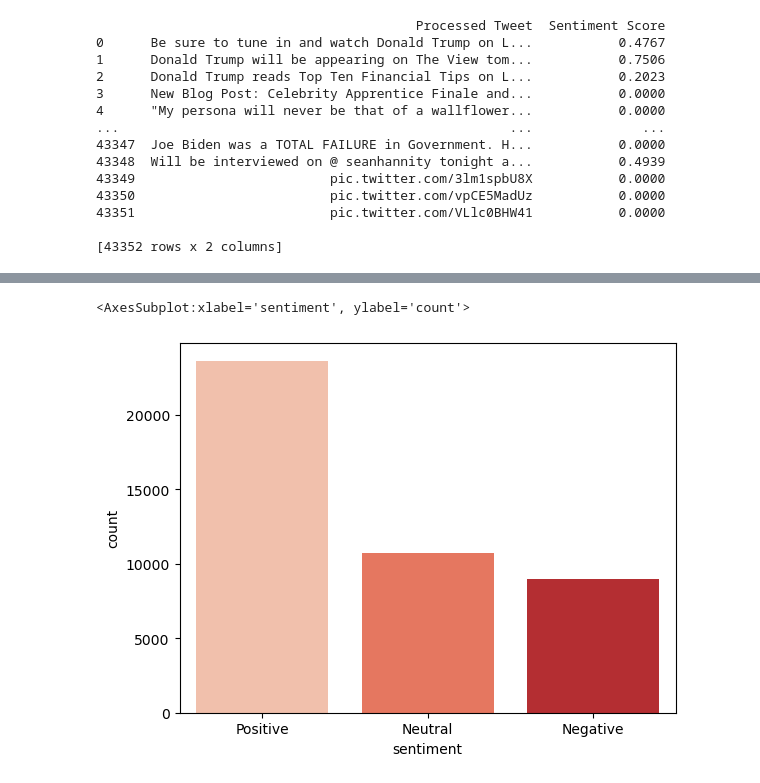
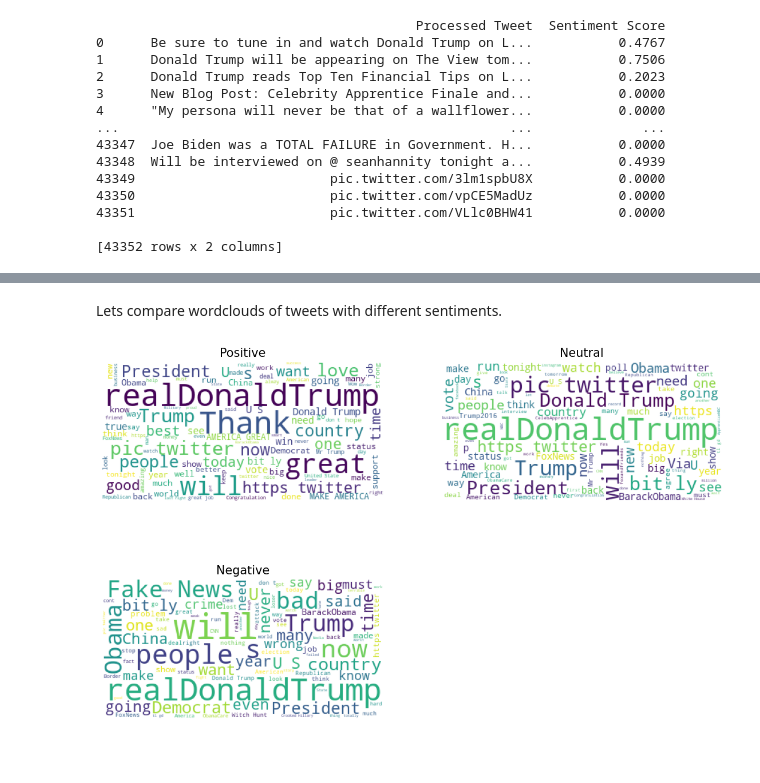
Before and after one commit to tahmisoglu-yigit/ML-for-NLP-Coursework, a Jupyter notebook: Project/NLP Project_Tahmisoglu_Yigit.ipynb, the cells around one changed output, grey strips where cells are left out. Drawn from its saved outputs; the diff is of its cells as text; code cells hidden in the pictures; blank space fills up the shorter version.

```diff
--- a/Project/NLP Project_Tahmisoglu_Yigit.ipynb
+++ b/Project/NLP Project_Tahmisoglu_Yigit.ipynb
@@ -204,6 +164,24 @@ data.tail()
-# %%
-import seaborn as sns
-sns.countplot(x='sentiment', data=data, palette="Reds")
-# %% [output]
-<AxesSubplot:xlabel='sentiment', ylabel='count'>
-[figure, removed]
+# %% [markdown]
+Lets compare wordclouds of tweets with different sentiments.
+# %%
+from wordcloud import WordCloud, STOPWORDS
+def show_wordcloud(data):
+    sentiments=data.sentiment.value_counts().index.to_list()
+    stopwords = set(STOPWORDS)
+    plt.subplots(figsize=(14,14))
+    i=1
+    for senti in sentiments:
+        curr=data['content'].loc[data.sentiment==senti]
+        text=curr.values
+        text=' '.join(text)
+        wordcloud=WordCloud(max_words=100, stopwords=stopwords, background_color='white', max_font_size=50).generate(text)
+
+        plt.subplot(3,2,i)
+        plt.imshow(wordcloud)
+        plt.axis("off")
+        plt.title(senti,fontsize=15)
+        i+=1
+
+show_wordcloud(data)
+# %% [output]
+[figure, added]
```
Also changed, not shown: parts of 53 cells of this notebook, 2 other files.
